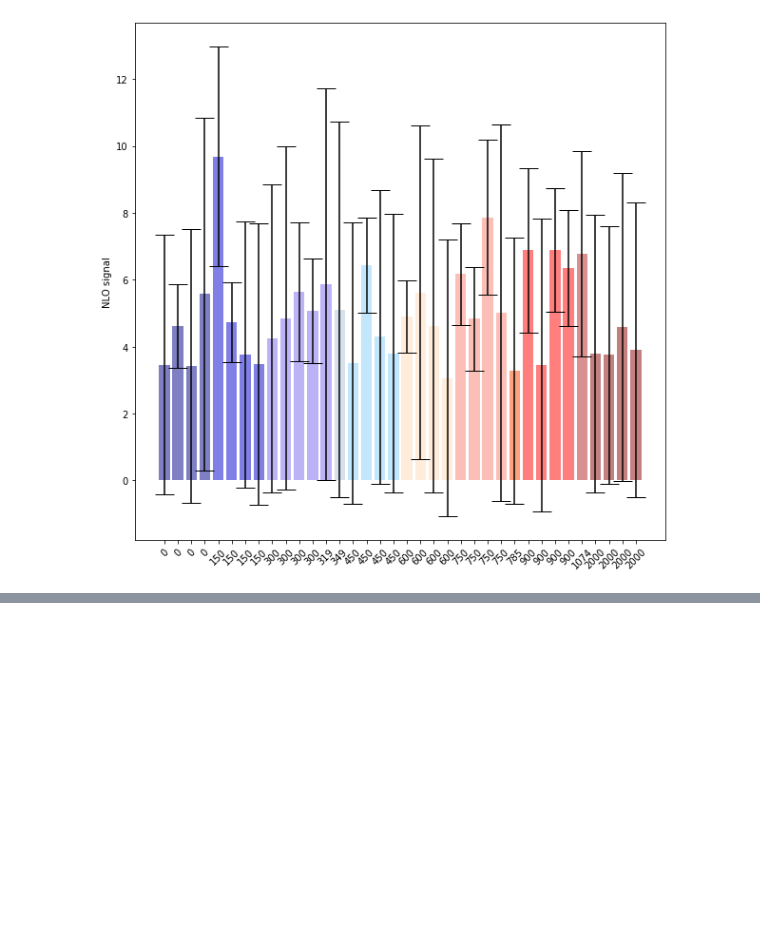
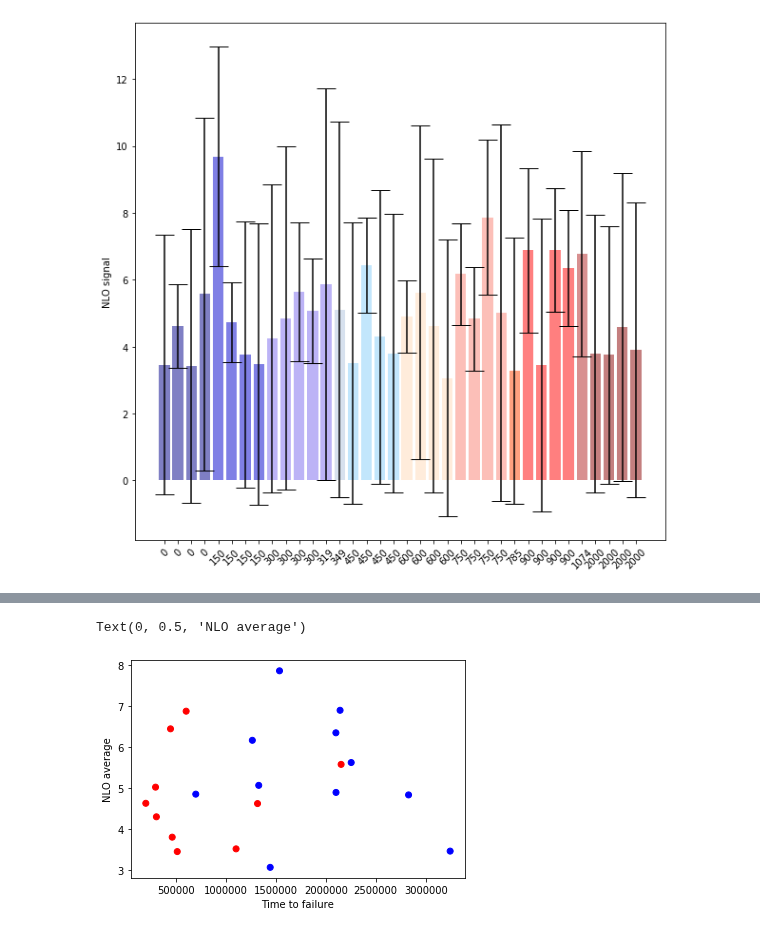
Before and after one commit to Marie-anneMawhin/Oct20_EPRI, a Jupyter notebook: Task3/NB/NB_data_exploration/NLO_exploration.ipynb, the cells around one changed output, grey strips where cells are left out. Saved outputs shown, nothing was run; the diff lists cells and outputs as text; code cells hidden in the pictures; blank space fills up the shorter version.

Commit message:
added nlo to F_time comparison

```diff
--- a/Task3/NB/NB_data_exploration/NLO_exploration.ipynb
+++ b/Task3/NB/NB_data_exploration/NLO_exploration.ipynb
@@ -63,0 +73,4 @@ plt.show()
+# %%
+df = pd.read_csv(os.path.join(os.path.dirname(os.getcwd()), '../Data/Merged_data/Survival_df.csv'),
+                    index_col=0)
+df
@@ -63,0 +96,8 @@ plt.show()
+# %%
+colordict={True:'red', False:'blue'}
+plt.scatter(y=df.NLO_avg,x=df.F_Time, c=[colordict[c] for c in df.Observed])
+plt.xlabel('Time to failure')
+plt.ylabel('NLO average')
+# %% [output]
+Text(0, 0.5, 'NLO average')
+[figure, added]
```
Also changed, not shown: parts of 6 cells of this notebook.
